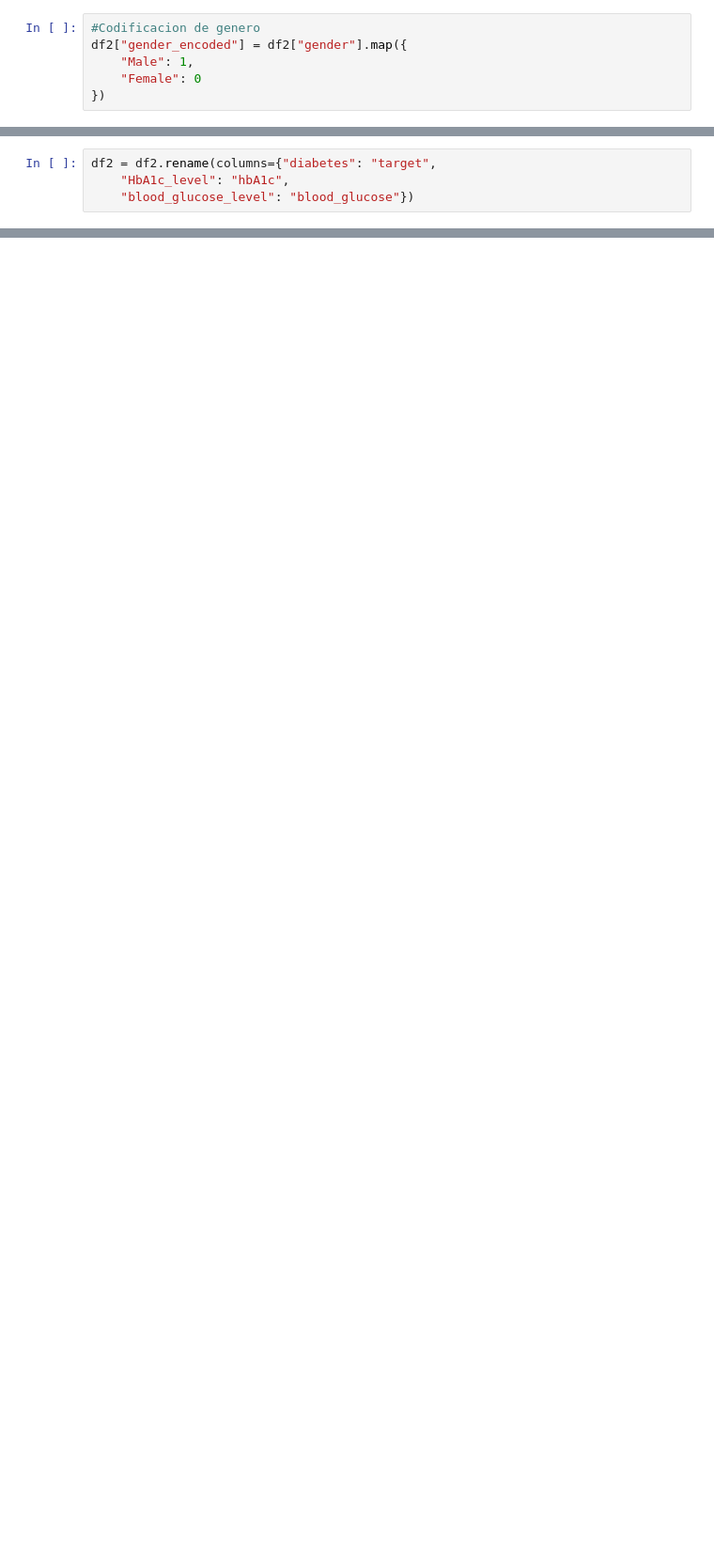
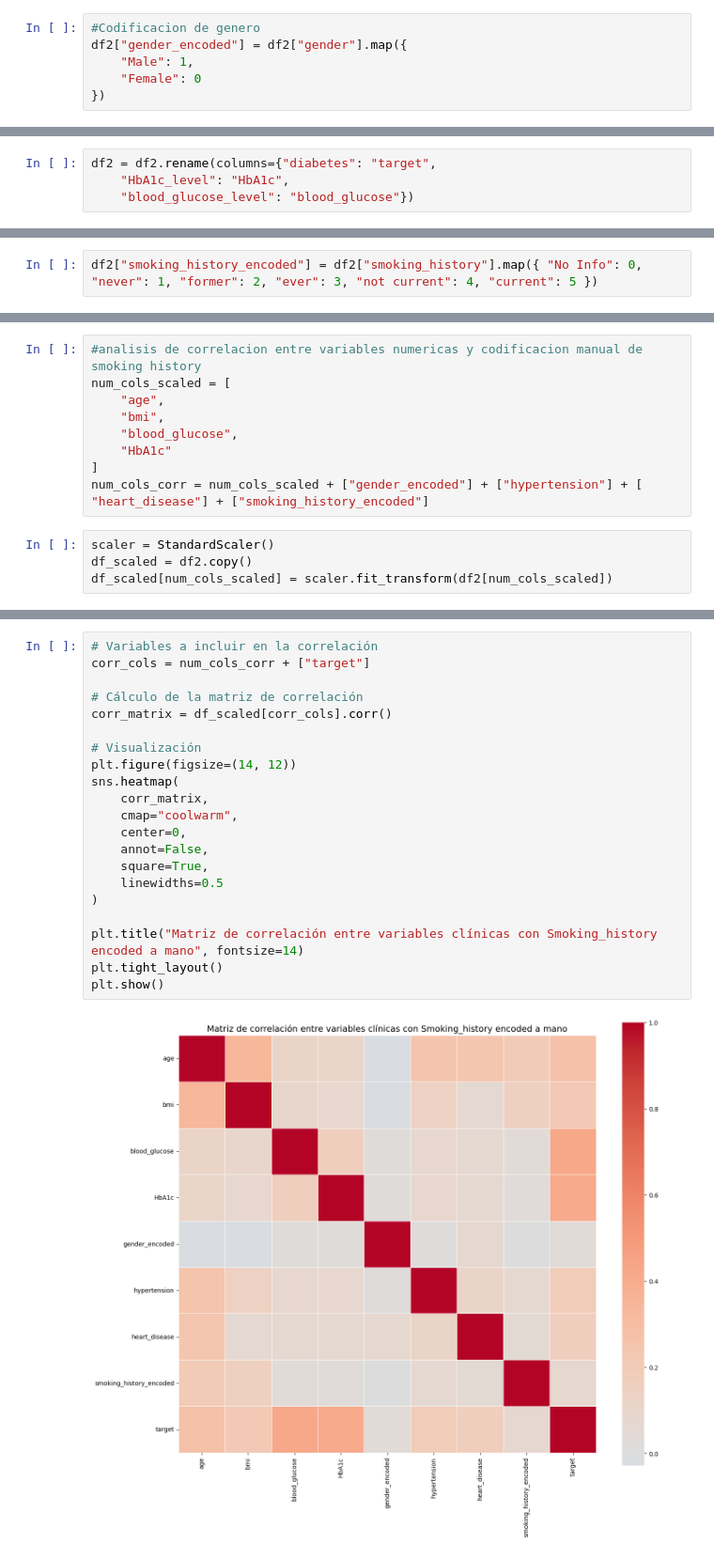
Before and after one commit to Hyus4444/smartdiagnosisAI, a Jupyter notebook: ml/notebooks/eda_clinical_dataset.ipynb, the cells around one changed output, grey strips where cells are left out. Shown at 94% size. Saved outputs shown, nothing was run; the diff lists cells and outputs as text; blank space fills up the shorter version.

Commit message:
EDA Completion
Eda completed and variables chosen for training the models

```diff
--- a/ml/notebooks/eda_clinical_dataset.ipynb
+++ b/ml/notebooks/eda_clinical_dataset.ipynb
@@ -361,4 +514,4 @@ memory usage: 5.3+ MB
 # %%
 df2 = df2.rename(columns={"diabetes": "target",
-    "HbA1c_level": "hbA1c",
+    "HbA1c_level": "HbA1c",
     "blood_glucose_level": "blood_glucose"})
@@ -375,0 +520,2 @@ df3.head()
+# %%
+df2["smoking_history_encoded"] = df2["smoking_history"].map({ "No Info": 0, "never": 1, "former": 2, "ever": 3, "not current": 4, "current": 5 })
@@ -375,0 +544,13 @@ df3.head()
+# %%
+#analisis de correlacion entre variables numericas y codificacion manual de smoking history
+num_cols_scaled = [
+    "age",
+    "bmi",
+    "blood_glucose",
+    "HbA1c"
+]
+num_cols_corr = num_cols_scaled + ["gender_encoded"] + ["hypertension"] + [ "heart_disease"] + ["smoking_history_encoded"]
+# %%
+scaler = StandardScaler()
+df_scaled = df2.copy()
+df_scaled[num_cols_scaled] = scaler.fit_transform(df2[num_cols_scaled])
@@ -375,0 +609,23 @@ df3.head()
+# %%
+# Variables a incluir en la correlación
+corr_cols = num_cols_corr + ["target"]
+
+# Cálculo de la matriz de correlación
+corr_matrix = df_scaled[corr_cols].corr()
+
+# Visualización
+plt.figure(figsize=(14, 12))
+sns.heatmap(
+    corr_matrix,
+    cmap="coolwarm",
+    center=0,
+    annot=False,
+    square=True,
+    linewidths=0.5
+)
+
+plt.title("Matriz de correlación entre variables clínicas con Smoking_history encoded a mano", fontsize=14)
+plt.tight_layout()
+plt.show()
+# %% [output]
+[figure, added]
```
Also changed, not shown: parts of 50 cells of this notebook, 5 other files.
